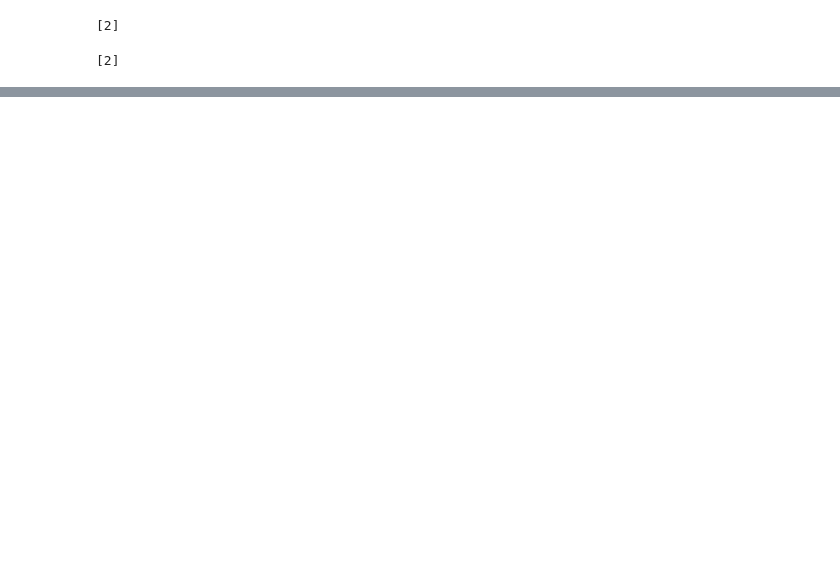
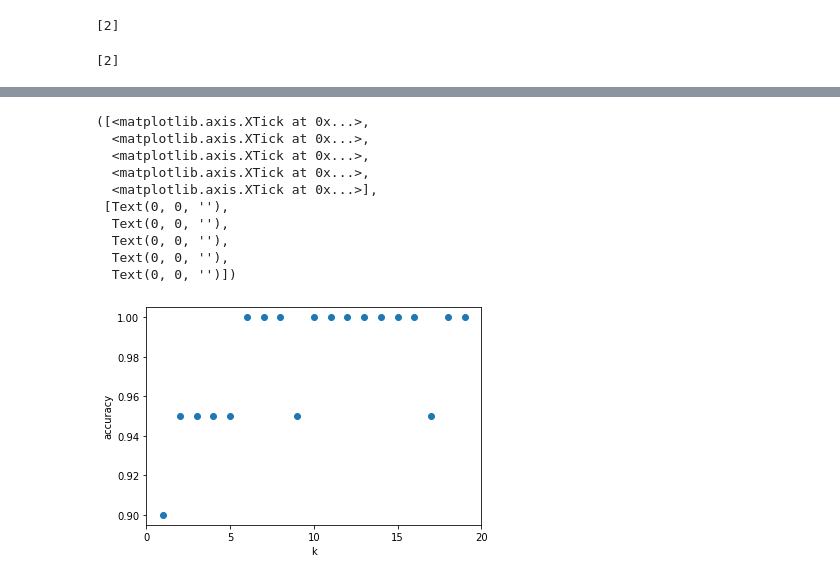
Before and after one commit to isabelpalomarest/thebridgedata, a Jupyter notebook: week9_ML_svm_poly_norm/homework/miercoles 16/1.knn_exercise.ipynb, the cells around one changed output, grey strips where cells are left out. Drawn from its saved outputs; the diff is of its cells as text; code cells hidden in the pictures; blank space fills up the shorter version.

```diff
--- a/week9_ML_svm_poly_norm/homework/miercoles 16/1.knn_exercise.ipynb
+++ b/week9_ML_svm_poly_norm/homework/miercoles 16/1.knn_exercise.ipynb
@@ -111,0 +211,3 @@ Accuracy: 0.9666666666666667
+# %%
+df = df.drop(df[df["variety"]=="Setosa"].index)
+df
@@ -111,0 +228,29 @@ Accuracy: 0.9666666666666667
+# %%
+variety_encoded = le.fit_transform(df["variety"])
+y = np.array(variety_encoded)
+X = df[["sepal.length","sepal.width","petal.length","petal.width"]]
+X = np.array(X)
+X_train, X_test, y_train, y_test = train_test_split(X, y, test_size=0.20)
+k_range = range(1, 20)
+scores = {}
+for k in k_range:
+    knn = KNeighborsClassifier(n_neighbors = k)
+    knn.fit(X_train, y_train)
+    scores[k] = knn.score(X_test, y_test)
+plt.figure()
+plt.xlabel('k')
+plt.ylabel('accuracy')
+plt.scatter(k_range, list(scores.values()))
+plt.xticks([0,5,10,15,20])
+# %% [output]
+([<matplotlib.axis.XTick at 0x...>,
+  <matplotlib.axis.XTick at 0x...>,
+  <matplotlib.axis.XTick at 0x...>,
+  <matplotlib.axis.XTick at 0x...>,
+  <matplotlib.axis.XTick at 0x...>],
+ [Text(0, 0, ''),
+  Text(0, 0, ''),
+  Text(0, 0, ''),
+  Text(0, 0, ''),
+  Text(0, 0, '')])
+[figure, added]
```
Also changed, not shown: parts of 16 cells of this notebook, 4 other files.
